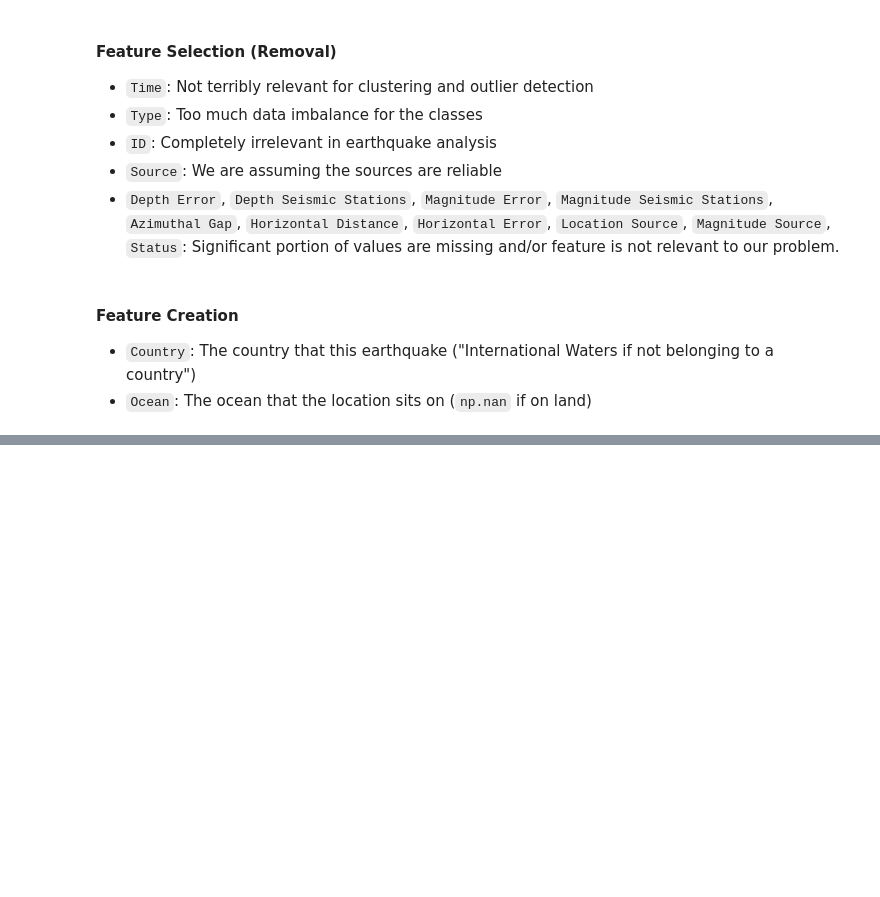
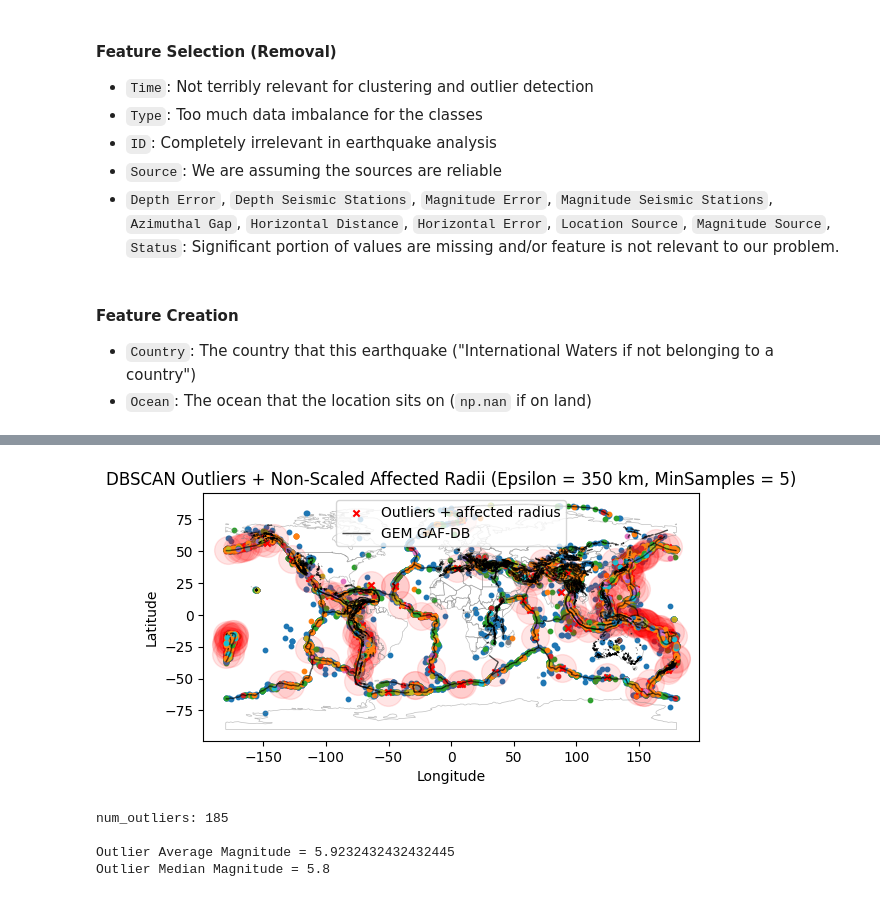
Before and after one commit to Tofudog/CS470-Final-Project, a Jupyter notebook: src/main.ipynb, the cells around one changed output, grey strips where cells are left out. Saved outputs shown, nothing was run; the diff lists cells and outputs as text; code cells hidden in the pictures; blank space fills up the shorter version.

Commit message:
added DBScan implementation to main.ipynb and extra data

```diff
--- a/src/main.ipynb
+++ b/src/main.ipynb
@@ -139,0 +197,17 @@ if not os.path.isfile(DATA_FILE): df.to_csv(DATA_FILE, index=False)
+# %%
+if 'Cluster' not in df.columns:
+    df['Cluster'] = pd.read_csv(DBSCAN_OUTPUT_FILE)['Cluster']
+
+for cid, group in df.groupby('Cluster'):
+    if(cid == -1): continue
+    print(f"Cluster {cid}: {len(group)} events")
+
+warnings.filterwarnings("ignore", category=UserWarning)
+GEM_GAF_DB = gpd.read_file("../data/fault_lines.geojson")
+
+#GEM_GAF_DB = GEM_GAF_DB.to_crs(epsg=3857)
+
+GEM_GAF_DB['plot_lon'] = GEM_GAF_DB.geometry.centroid.x
+GEM_GAF_DB['plot_lat'] = GEM_GAF_DB.geometry.centroid.y
+
+world = gpd.read_file(f"{DATA_DIRECTORY}/worldmap_database/ne_110m_admin_0_countries.dbf")
@@ -139,0 +232,35 @@ if not os.path.isfile(DATA_FILE): df.to_csv(DATA_FILE, index=False)
+# %%
+world.boundary.plot(ax=plt.gca(), color='gray', linewidth=0.5, alpha=0.5)
+
+clusters = df['Cluster'].unique()
+for id in clusters:
+    points = df[df['Cluster'] == id]
+    # outliers
+    if id == -1:
+        plt.scatter(points["Longitude"], points["Latitude"], color='red', marker='o', s=400, alpha=0.1)
+        plt.scatter(points["Longitude"], points["Latitude"], color='red', marker='x', s=20, label='Outliers + affected radius' if id==-1 else "")
+    # clusters
+    else:
+        plt.scatter(points["Longitude"], points["Latitude"], s=10)
+
+# geojson overlay
+# form lines from centroids ax
+GEM_GAF_DB.plot(ax=plt.gca(), color='black', linewidth=1, label='GEM GAF-DB', alpha=0.7)
+
+plt.xlabel("Longitude")
+plt.ylabel("Latitude")
+plt.title(f"DBSCAN Outliers + Non-Scaled Affected Radii (Epsilon = {epsilon} km, MinSamples = {minSamp})")
+plt.legend()
+plt.show()
+
+outliers = df[df['Cluster'] == -1]
+print("\n")
+print(f"num_outliers: {len(outliers)}\n")
+print(f"Outlier Average Magnitude = {np.mean(outliers['Magnitude'])}")
+print(f"Outlier Median Magnitude = {np.median(outliers['Magnitude'])}\n")
+# %% [output]
+[figure, added]
+num_outliers: 185
+
+Outlier Average Magnitude = 5.9232432432432445
+Outlier Median Magnitude = 5.8
```
Also changed, not shown: parts of 13 cells of this notebook, 11 other files.
